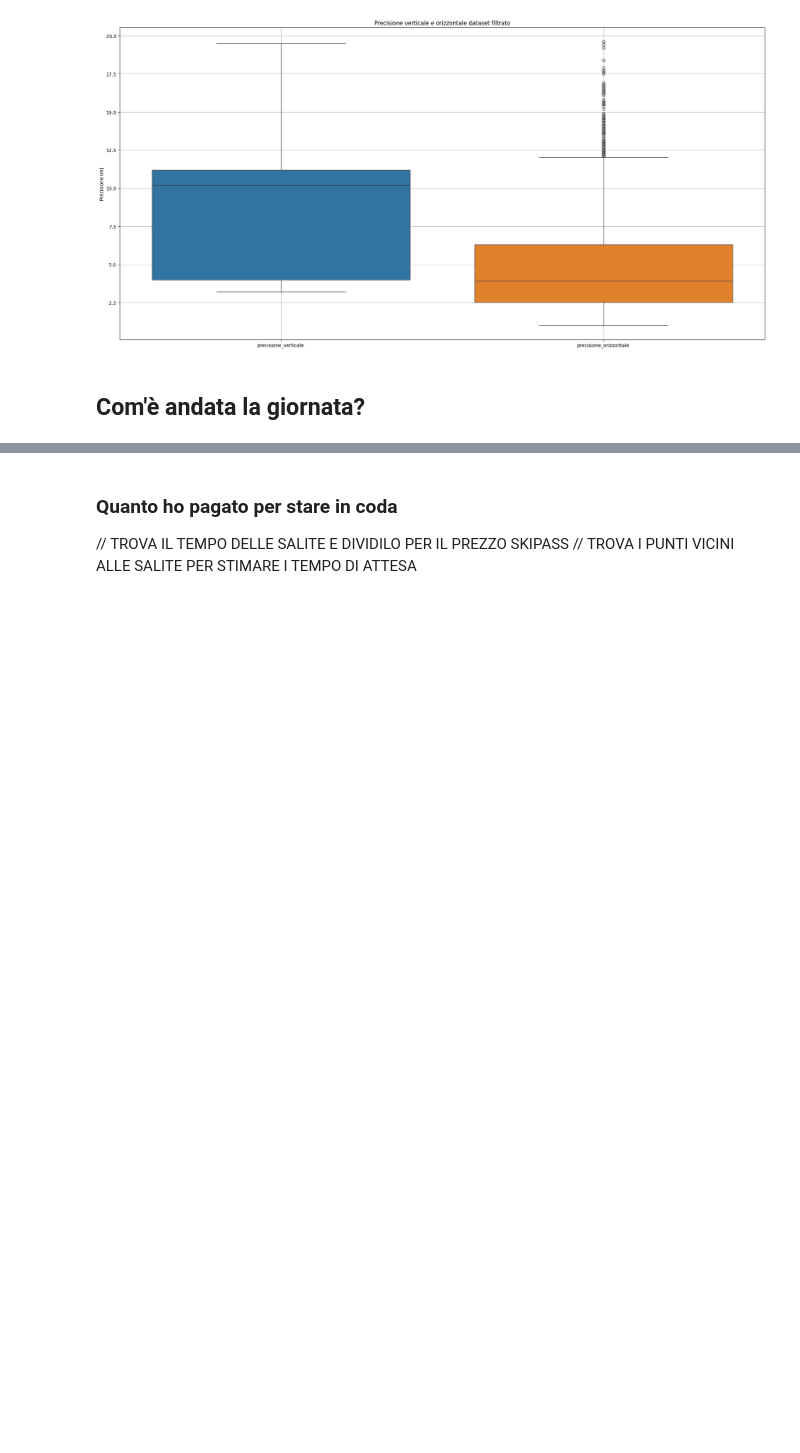
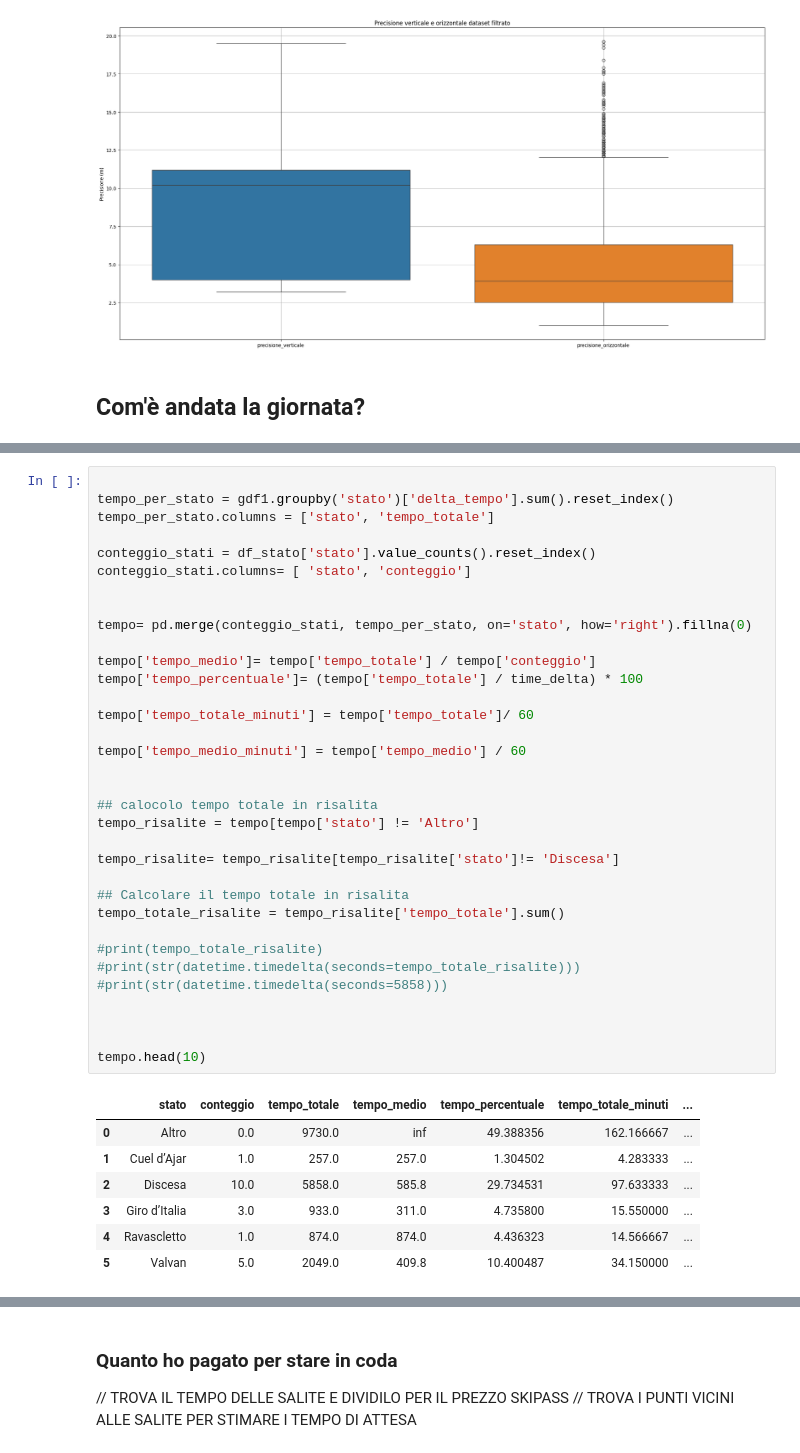
Before and after one commit to thomasmassarutto/DataSlopes, a Jupyter notebook: DataSlopes.ipynb, the cells around one changed output, grey strips where cells are left out. Drawn from its saved outputs; the diff is of its cells as text; blank space fills up the shorter version.

```diff
--- a/DataSlopes.ipynb
+++ b/DataSlopes.ipynb
@@ -413,0 +383,42 @@ Name: delta_tempo, dtype: float64
+# %%
+
+tempo_per_stato = gdf1.groupby('stato')['delta_tempo'].sum().reset_index()
+tempo_per_stato.columns = ['stato', 'tempo_totale']
+
+conteggio_stati = df_stato['stato'].value_counts().reset_index()
+conteggio_stati.columns= [ 'stato', 'conteggio']
+
+
+tempo= pd.merge(conteggio_stati, tempo_per_stato, on='stato', how='right').fillna(0)
+
+tempo['tempo_medio']= tempo['tempo_totale'] / tempo['conteggio']
+tempo['tempo_percentuale']= (tempo['tempo_totale'] / time_delta) * 100
+
+tempo['tempo_totale_minuti'] = tempo['tempo_totale']/ 60
+
+tempo['tempo_medio_minuti'] = tempo['tempo_medio'] / 60
+
+
+## calocolo tempo totale in risalita
+tempo_risalite = tempo[tempo['stato'] != 'Altro']
+
+tempo_risalite= tempo_risalite[tempo_risalite['stato']!= 'Discesa']
+
+## Calcolare il tempo totale in risalita
+tempo_totale_risalite = tempo_risalite['tempo_totale'].sum()
+
+#print(tempo_totale_risalite)
+#print(str(datetime.timedelta(seconds=tempo_totale_risalite)))
+#print(str(datetime.timedelta(seconds=5858)))
+
+
+
+tempo.head(10)
+# %% [output]
+|  | stato | conteggio | tempo_totale | tempo_medio | tempo_percentuale | tempo_totale_minuti | ... |
+| 0 | Altro | 0.0 | 9730.0 | inf | 49.388356 | 162.166667 | ... |
+| 1 | Cuel d’Ajar | 1.0 | 257.0 | 257.0 | 1.304502 | 4.283333 | ... |
+| 2 | Discesa | 10.0 | 5858.0 | 585.8 | 29.734531 | 97.633333 | ... |
+| 3 | Giro d’Italia | 3.0 | 933.0 | 311.0 | 4.735800 | 15.550000 | ... |
+| 4 | Ravascletto | 1.0 | 874.0 | 874.0 | 4.436323 | 14.566667 | ... |
+| 5 | Valvan | 5.0 | 2049.0 | 409.8 | 10.400487 | 34.150000 | ... |
```
Also changed, not shown: parts of 15 cells of this notebook, 5 other files.
